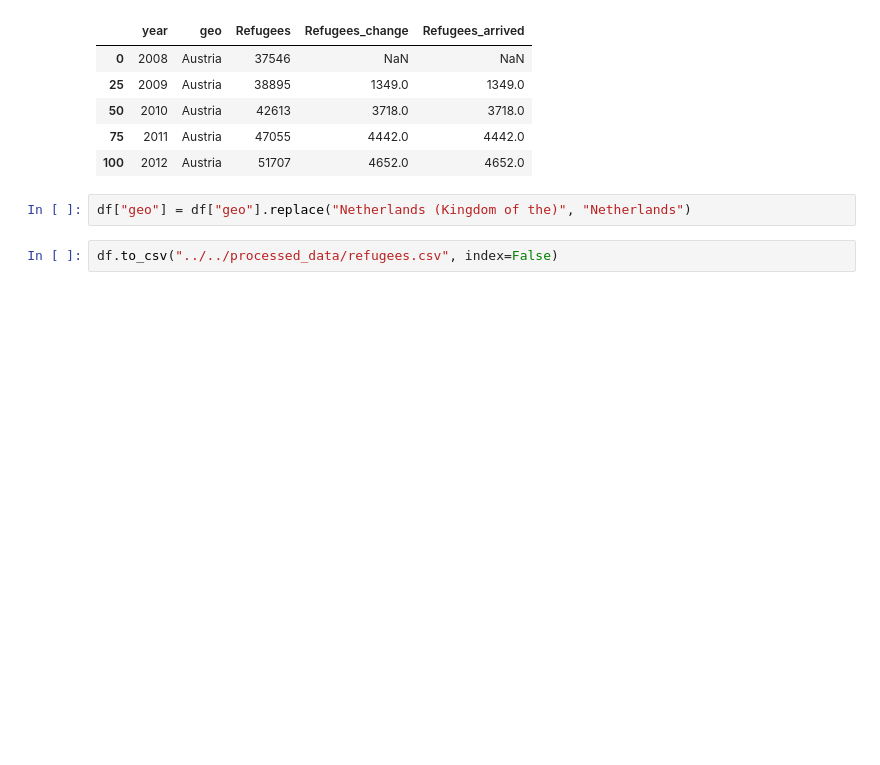
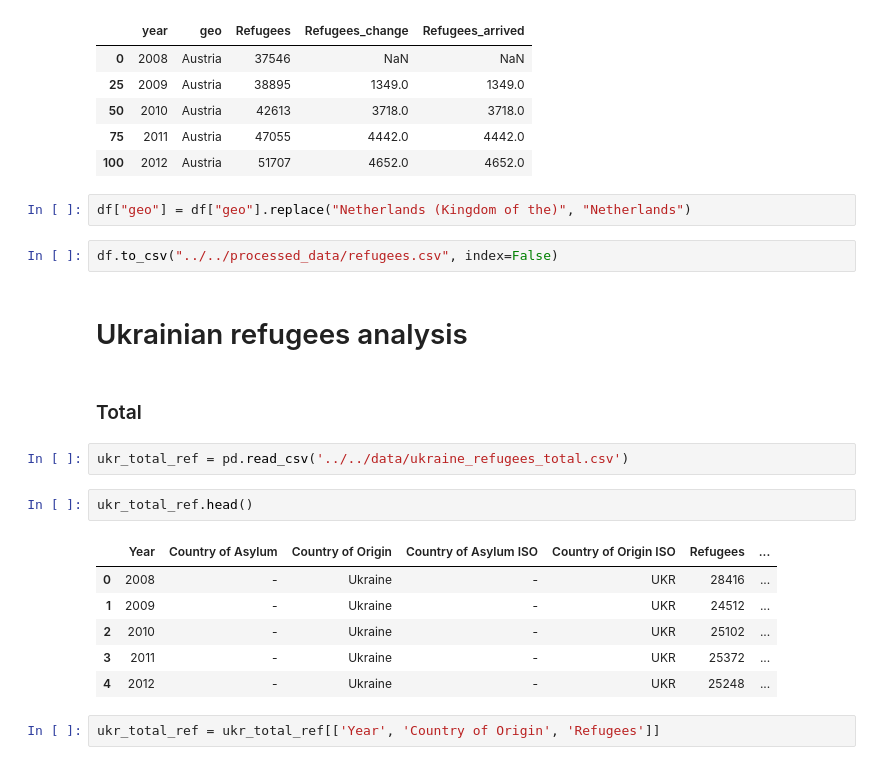
Before and after one commit to natix-x/Data-mining-in-Migration-Analysis, a Jupyter notebook: data_preprocessing/migrants/refugees.ipynb, the cells around one changed output. Saved outputs shown, nothing was run; the diff lists cells and outputs as text; blank space fills up the shorter version.

Commit message:
Updated data analysis | migration number, migration patterns | ukrainian refugees.

```diff
--- a/data_preprocessing/migrants/refugees.ipynb
+++ b/data_preprocessing/migrants/refugees.ipynb
@@ -94,3 +94,20 @@ df.head()
 df["geo"] = df["geo"].replace("Netherlands (Kingdom of the)", "Netherlands")
 # %%
 df.to_csv("../../processed_data/refugees.csv", index=False)
+# %% [markdown]
+# Ukrainian refugees analysis
+# %% [markdown]
+### Total
+# %%
+ukr_total_ref = pd.read_csv('../../data/ukraine_refugees_total.csv')
+# %%
+ukr_total_ref.head()
+# %% [output]
+|  | Year | Country of Asylum | Country of Origin | Country of Asylum ISO | Country of Origin ISO | Refugees | ... |
+| 0 | 2008 | - | Ukraine | - | UKR | 28416 | ... |
+| 1 | 2009 | - | Ukraine | - | UKR | 24512 | ... |
+| 2 | 2010 | - | Ukraine | - | UKR | 25102 | ... |
+| 3 | 2011 | - | Ukraine | - | UKR | 25372 | ... |
+| 4 | 2012 | - | Ukraine | - | UKR | 25248 | ... |
+# %%
+ukr_total_ref = ukr_total_ref[['Year', 'Country of Origin', 'Refugees']]
```
Also changed, not shown: parts of 14 cells of this notebook, 6 other files.
